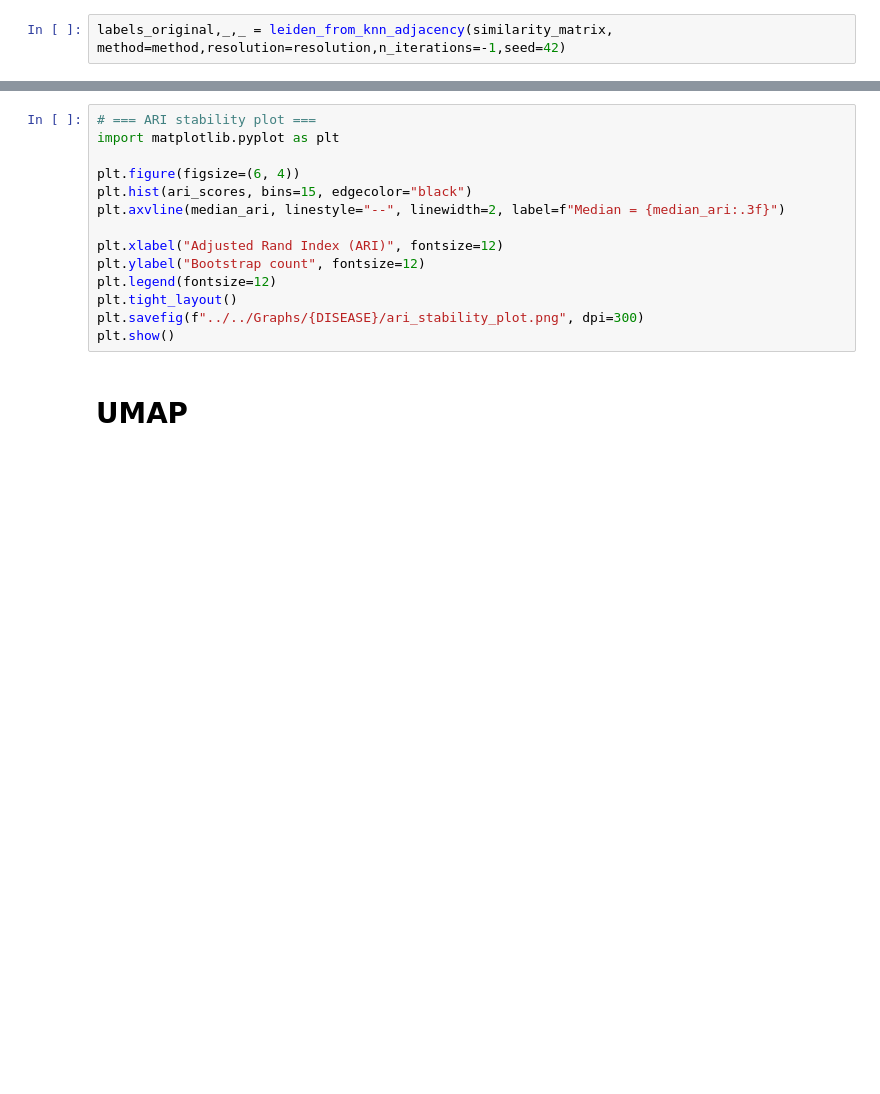
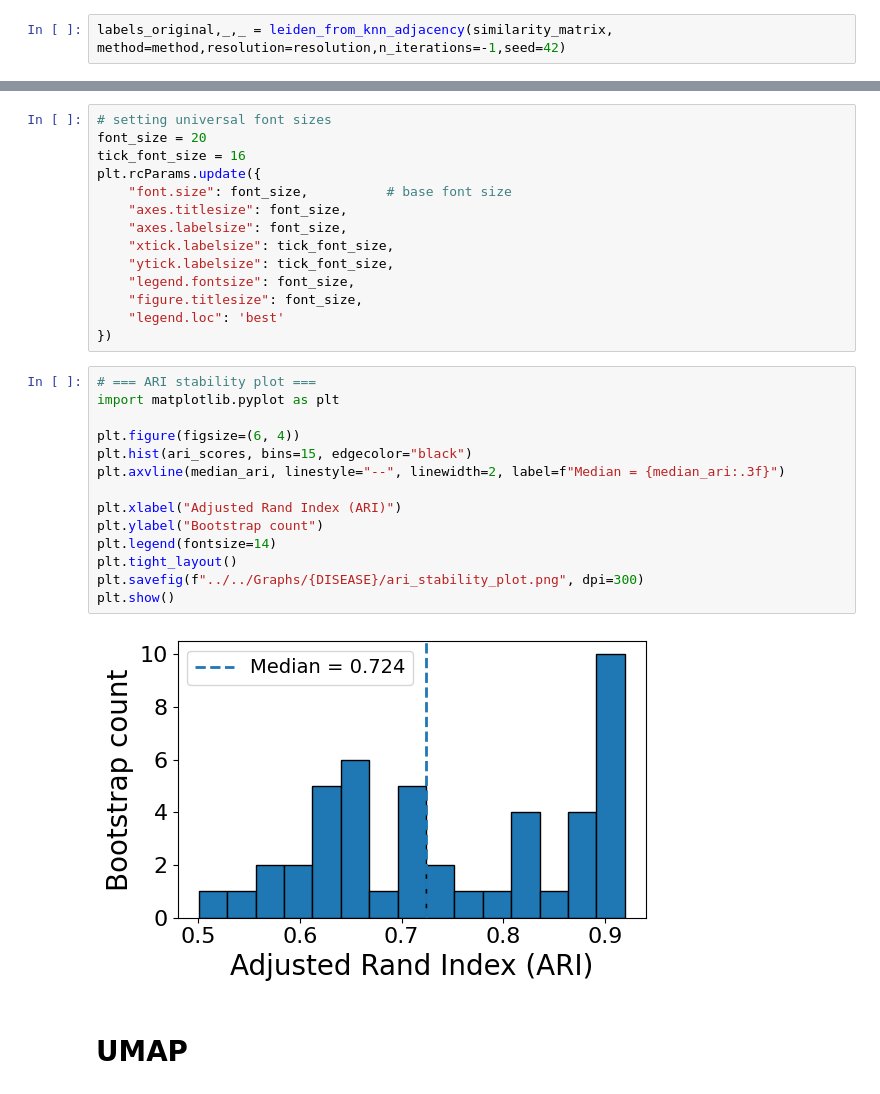
Before and after one commit to Monomanae/DDBC-hypergraph, a Jupyter notebook: Methods/DDBC/Diffusion_Distance_Based_Clustering.ipynb, the cells around one changed output, grey strips where cells are left out. Saved outputs shown, nothing was run; the diff lists cells and outputs as text; blank space fills up the shorter version.

```diff
--- a/Methods/DDBC/Diffusion_Distance_Based_Clustering.ipynb
+++ b/Methods/DDBC/Diffusion_Distance_Based_Clustering.ipynb
@@ -1151,17 +1156,33 @@ print("Median ARI:", median_ari)
+# %%
+# setting universal font sizes
+font_size = 20
+tick_font_size = 16
+plt.rcParams.update({
+    "font.size": font_size,          # base font size
+    "axes.titlesize": font_size,
+    "axes.labelsize": font_size,
+    "xtick.labelsize": tick_font_size,
+    "ytick.labelsize": tick_font_size,
+    "legend.fontsize": font_size,
+    "figure.titlesize": font_size,
+    "legend.loc": 'best'
+})
 # %%
 # === ARI stability plot ===
 import matplotlib.pyplot as plt
 
 plt.figure(figsize=(6, 4))
 plt.hist(ari_scores, bins=15, edgecolor="black")
 plt.axvline(median_ari, linestyle="--", linewidth=2, label=f"Median = {median_ari:.3f}")
 
-plt.xlabel("Adjusted Rand Index (ARI)", fontsize=12)
-plt.ylabel("Bootstrap count", fontsize=12)
-plt.legend(fontsize=12)
+plt.xlabel("Adjusted Rand Index (ARI)")
+plt.ylabel("Bootstrap count")
+plt.legend(fontsize=14)
 plt.tight_layout()
 plt.savefig(f"../../Graphs/{DISEASE}/ari_stability_plot.png", dpi=300)
 plt.show()
+# %% [output]
+[figure, added]
 # %% [markdown]
 # UMAP
 # %%
```
Also changed, not shown: parts of 3 cells of this notebook.
